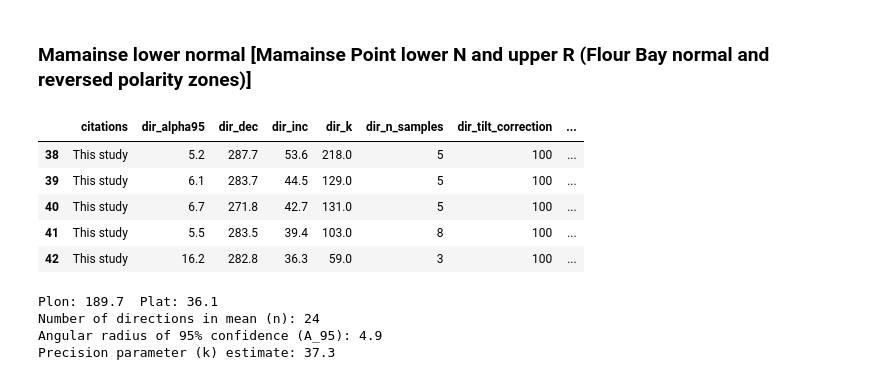
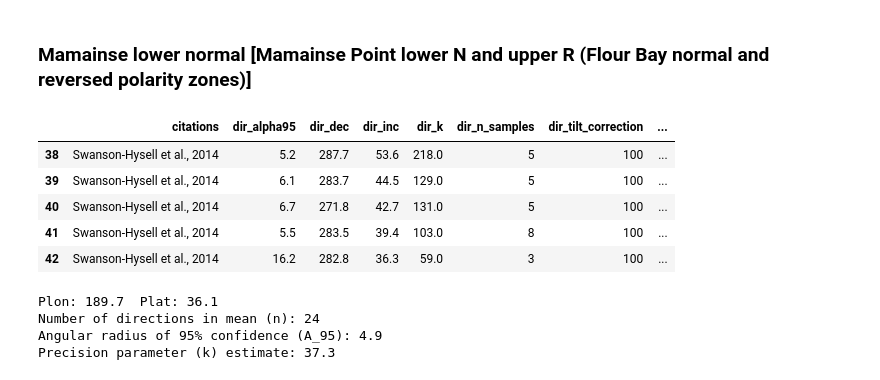
Before and after one commit to Swanson-Hysell-Group/2024_SWLLIP, a Jupyter notebook: code/Keweenawan_Track_VGP_APWP.ipynb, the cells around one changed output. Saved outputs shown, nothing was run; the diff lists cells and outputs as text; code cells hidden in the pictures.

```diff
--- a/code/Keweenawan_Track_VGP_APWP.ipynb
+++ b/code/Keweenawan_Track_VGP_APWP.ipynb
@@ -405,6 +430,7 @@ ipmag.download_magic('MamainseMagIC.txt',
                      input_dir_path='../data/pmag_compiled/Swanson-Hysell2014a',
                      overwrite=True,print_progress=False,data_model=3.0)
 MP_sites = pd.read_csv('../data/pmag_compiled/Swanson-Hysell2014a/sites.txt',sep='\t',header=1)
+MP_sites['citations'] = 'Swanson-Hysell et al., 2014'
 # %% [markdown]
 There are significant changes in pole position recorded in the succession at Mamainse Point. As a result, poles need to be calculated from subsets of the VGPs. These divisions are made by stratigraphic intervals as was done in Swanson-Hysell et al. (2009, 2014a) with four resulting poles:
 - Mamainse Point lower R1 (the stratigraphically lowest 600 meters; older portion of the Alona Bay reversed-polarity zone)
@@ -460,21 +490,23 @@ Precision parameter (k) estimate: 78.6
 # %%
 MP_sites_lowerN = MP_sites[(MP_sites.height > 1350) & (MP_sites.height < 1810)]
 MP_sites_upperR = MP_sites[(MP_sites.height > 1860) & (MP_sites.height < 2100)]
 
 MP_sites_lower_normal = pd.concat([MP_sites_lowerN, MP_sites_upperR])
 MP_sites_lower_normal['pole_name'] = 'Mamainse lower normal'
+MP_sites_lower_normal['dir_polarity'] = 'n'
 MP_sites_lower_normal['age'] = 1100.36
 MP_sites_lower_normal['age_high'] = 1100.61
 MP_sites_lower_normal['age_low'] = 1100.11
 MP_sites_lower_normal['age_unit'] = 'Ma'
+MP_sites_lower_normal['age_uncertainty'] = 'gaussian'
 MP_sites_lower_normal.head()
 # %% [output]
 |  | citations | dir_alpha95 | dir_dec | dir_inc | dir_k | dir_n_samples | dir_tilt_correction | ... |
-| 38 | This study | 5.2 | 287.7 | 53.6 | 218.0 | 5 | 100 | ... |
-| 39 | This study | 6.1 | 283.7 | 44.5 | 129.0 | 5 | 100 | ... |
-| 40 | This study | 6.7 | 271.8 | 42.7 | 131.0 | 5 | 100 | ... |
-| 41 | This study | 5.5 | 283.5 | 39.4 | 103.0 | 8 | 100 | ... |
-| 42 | This study | 16.2 | 282.8 | 36.3 | 59.0 | 3 | 100 | ... |
+| 38 | Swanson-Hysell et al., 2014 | 5.2 | 287.7 | 53.6 | 218.0 | 5 | 100 | ... |
+| 39 | Swanson-Hysell et al., 2014 | 6.1 | 283.7 | 44.5 | 129.0 | 5 | 100 | ... |
+| 40 | Swanson-Hysell et al., 2014 | 6.7 | 271.8 | 42.7 | 131.0 | 5 | 100 | ... |
+| 41 | Swanson-Hysell et al., 2014 | 5.5 | 283.5 | 39.4 | 103.0 | 8 | 100 | ... |
+| 42 | Swanson-Hysell et al., 2014 | 16.2 | 282.8 | 36.3 | 59.0 | 3 | 100 | ... |
 # %%
 
 MPlower_N_upper_R_mean = ipmag.fisher_mean(dec=MP_sites_lowerN.vgp_lon.tolist()+MP_sites_upperR.vgp_lon.tolist(),
```
Also changed, not shown: parts of 38 cells of this notebook, 1 other file.
